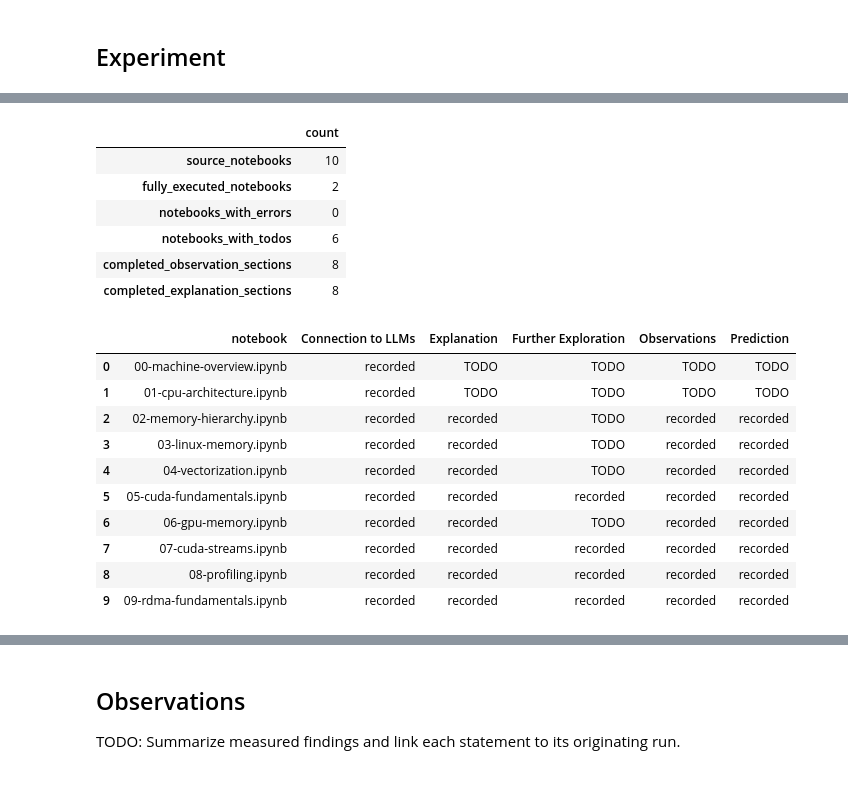
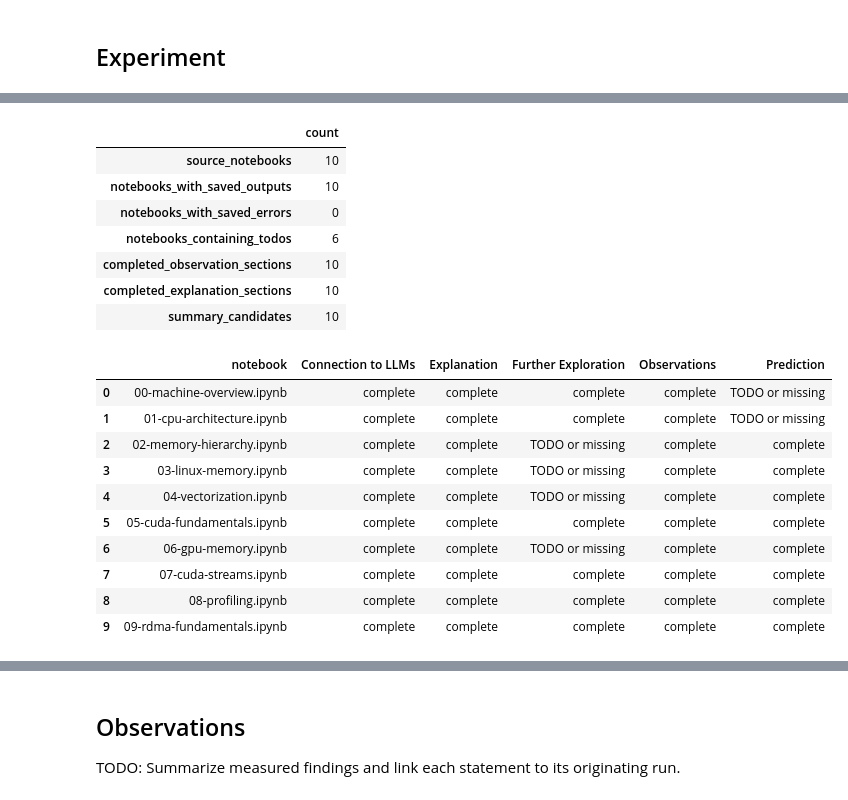
Before and after one commit to coert/dgx-spark-lab, a Jupyter notebook: experiments/00-foundations/10-summary.ipynb, the cells around one changed output, grey strips where cells are left out. Saved outputs shown, nothing was run; the diff lists cells and outputs as text; code cells hidden in the pictures.

Commit message:
Refresh foundations summary inventory

```diff
--- a/experiments/00-foundations/10-summary.ipynb
+++ b/experiments/00-foundations/10-summary.ipynb
@@ -217,23 +223,22 @@ notebook_inventory
 inventory_summary = pd.Series(
     {
         "source_notebooks": len(notebook_inventory),
-        "fully_executed_notebooks": int(
-            (notebook_inventory["execution_coverage"] == 1.0).sum()
+        "notebooks_with_saved_outputs": int(
+            (notebook_inventory["executed_code_cells"] > 0).sum()
         ),
-        "notebooks_with_errors": int((notebook_inventory["error_cells"] > 0).sum()),
-        "notebooks_with_todos": int((notebook_inventory["todo_occurrences"] > 0).sum()),
+        "notebooks_with_saved_errors": int(
+            (notebook_inventory["saved_error_cells"] > 0).sum()
+        ),
+        "notebooks_containing_todos": int(
+            (notebook_inventory["todo_occurrences"] > 0).sum()
+        ),
         "completed_observation_sections": int(
-            (
-                notebook_inventory["has_observations"]
-                & ~notebook_inventory["observations_are_todo"]
-            ).sum()
+            notebook_inventory["observations_complete"].sum()
         ),
         "completed_explanation_sections": int(
-            (
-                notebook_inventory["has_explanation"]
-                & ~notebook_inventory["explanation_is_todo"]
-            ).sum()
+            notebook_inventory["explanation_complete"].sum()
         ),
+        "summary_candidates": int(notebook_inventory["summary_candidate"].sum()),
     },
     name="count",
 )
@@ -242,43 +247,43 @@ inventory_summary.to_frame()
 # %% [output]
 |  | count |
 | source_notebooks | 10 |
-| fully_executed_notebooks | 2 |
-| notebooks_with_errors | 0 |
-| notebooks_with_todos | 6 |
-| completed_observation_sections | 8 |
-| completed_explanation_sections | 8 |
+| notebooks_with_saved_outputs | 10 |
+| notebooks_with_saved_errors | 0 |
+| notebooks_containing_todos | 6 |
+| completed_observation_sections | 10 |
+| completed_explanation_sections | 10 |
+| summary_candidates | 10 |
 # %%
-narrative_status = (
+section_status = (
     recorded_sections.pivot(
         index="notebook",
         columns="section",
-        values="contains_todo",
+        values="complete",
     )
     .rename_axis(columns=None)
     .reset_index()
 )
 
-for column in section_headings:
-    section_name = column.removeprefix("## ")
-    if section_name in narrative_status:
-        narrative_status[section_name] = narrative_status[section_name].map(
+for section_name in section_names:
+    if section_name in section_status:
+        section_status[section_name] = section_status[section_name].map(
             {
-                False: "recorded",
-                True: "TODO",
+                True: "complete",
+                False: "TODO or missing",
             }
         )
 
-narrative_status
+section_status
 # %% [output]
 |  | notebook | Connection to LLMs | Explanation | Further Exploration | Observations | Prediction |
-| 0 | 00-machine-overview.ipynb | recorded | TODO | TODO | TODO | TODO |
-| 1 | 01-cpu-architecture.ipynb | recorded | TODO | TODO | TODO | TODO |
-| 2 | 02-memory-hierarchy.ipynb | recorded | recorded | TODO | recorded | recorded |
-| 3 | 03-linux-memory.ipynb | recorded | recorded | TODO | recorded | recorded |
-| 4 | 04-vectorization.ipynb | recorded | recorded | TODO | recorded | recorded |
-| 5 | 05-cuda-fundamentals.ipynb | recorded | recorded | recorded | recorded | recorded |
-| 6 | 06-gpu-memory.ipynb | recorded | recorded | TODO | recorded | recorded |
-| 7 | 07-cuda-streams.ipynb | recorded | recorded | recorded | recorded | recorded |
-| 8 | 08-profiling.ipynb | recorded | recorded | recorded | recorded | recorded |
-| 9 | 09-rdma-fundamentals.ipynb | recorded | recorded | recorded | recorded | recorded |
+| 0 | 00-machine-overview.ipynb | complete | complete | complete | complete | TODO or missing |
+| 1 | 01-cpu-architecture.ipynb | complete | complete | complete | complete | TODO or missing |
+| 2 | 02-memory-hierarchy.ipynb | complete | complete | TODO or missing | complete | complete |
+| 3 | 03-linux-memory.ipynb | complete | complete | TODO or missing | complete | complete |
+| 4 | 04-vectorization.ipynb | complete | complete | TODO or missing | complete | complete |
+| 5 | 05-cuda-fundamentals.ipynb | complete | complete | complete | complete | complete |
+| 6 | 06-gpu-memory.ipynb | complete | complete | TODO or missing | complete | complete |
+| 7 | 07-cuda-streams.ipynb | complete | complete | complete | complete | complete |
+| 8 | 08-profiling.ipynb | complete | complete | complete | complete | complete |
+| 9 | 09-rdma-fundamentals.ipynb | complete | complete | complete | complete | complete |
 # %% [markdown]
```
Also changed, not shown: parts of 8 cells of this notebook.
